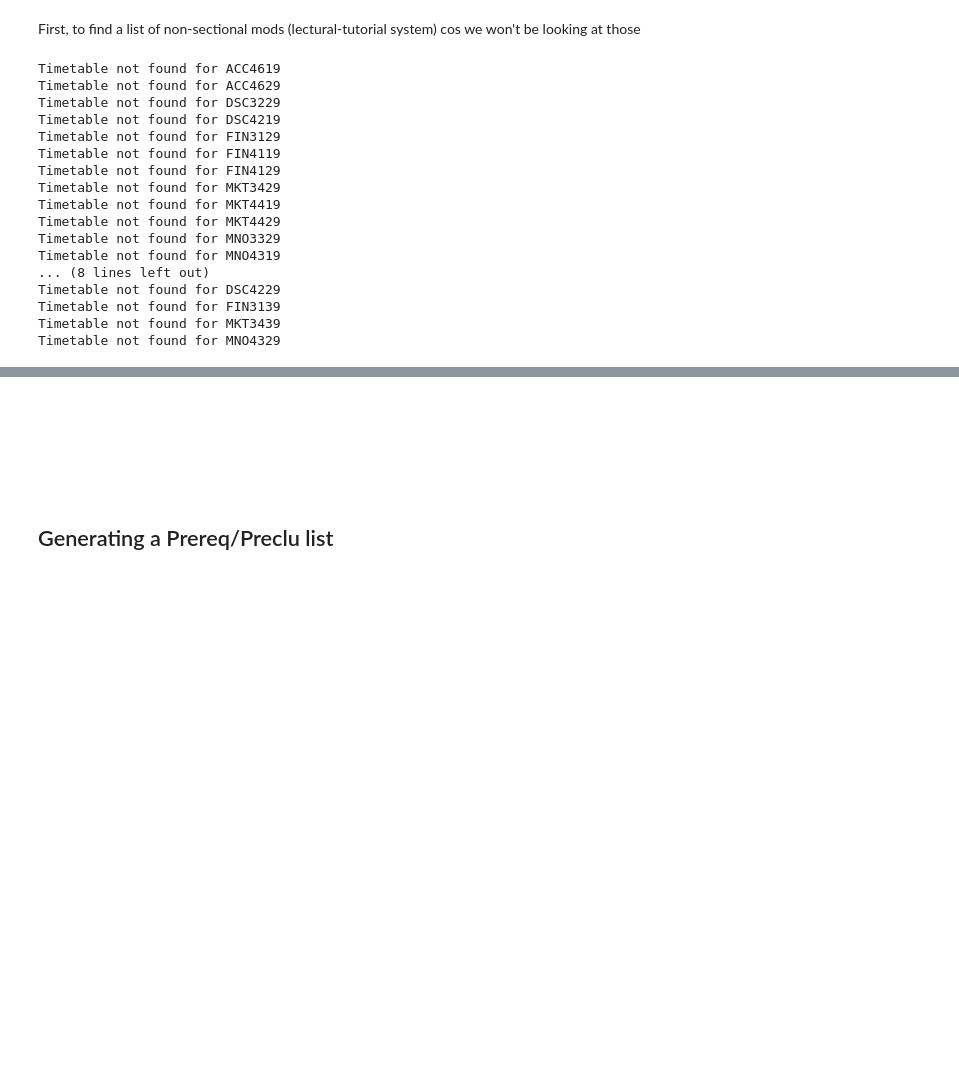
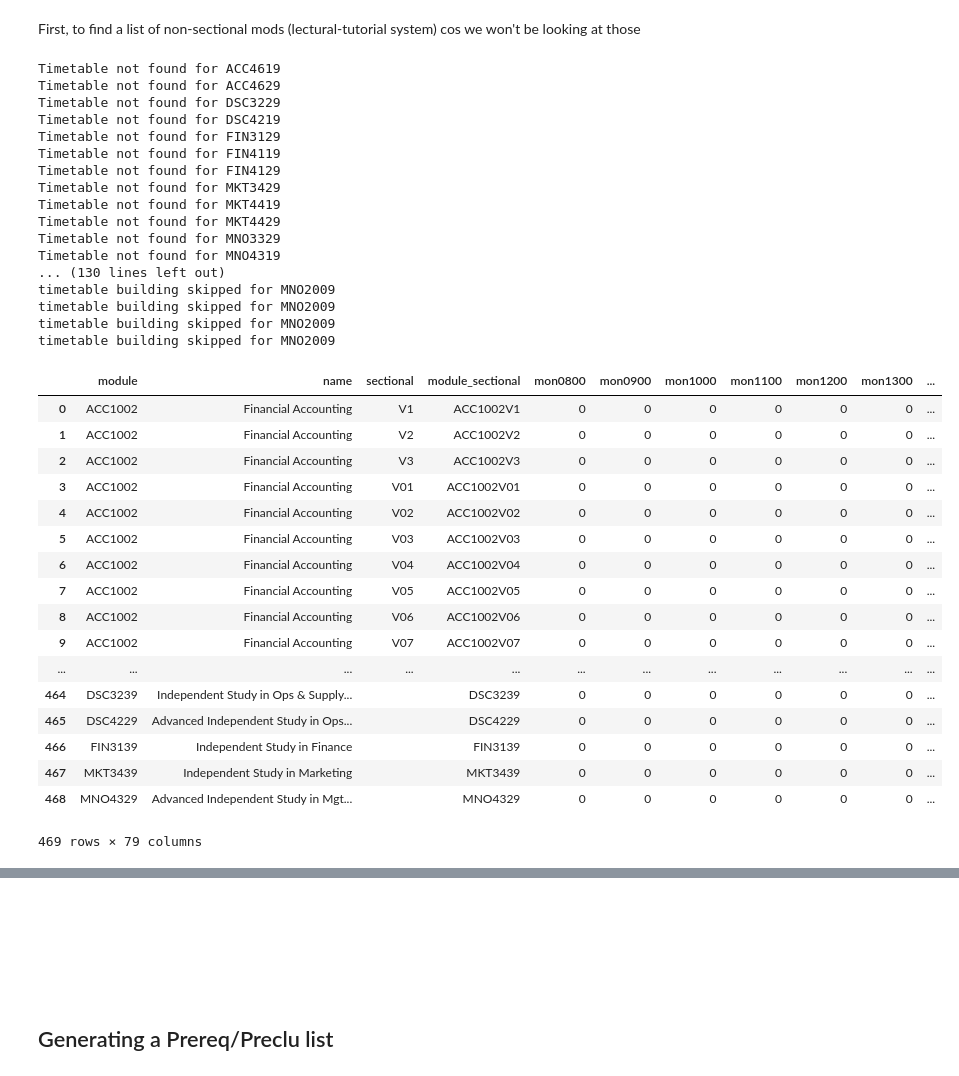
Before and after one commit to ningyuuu/dsc3214, a Jupyter notebook: Scraping.ipynb, the cells around one changed output, grey strips where cells are left out. Drawn from its saved outputs; the diff is of its cells as text; code cells hidden in the pictures; blank space fills up the shorter version.

Commit message:
updated with empty modules

```diff
--- a/Scraping.ipynb
+++ b/Scraping.ipynb
@@ -244,8 +218,6 @@ lect_tut = [
 # %%
 mod_sect_list = []
 for mod in modules_filtered:
-    if mod in lect_tut:
-        continue
     mod_json = get_json(mod)
     mod_sect_list.extend(convert_mod_info_into_lists(mod_json))
 
@@ -263,13 +235,33 @@ Timetable not found for MKT4419
 Timetable not found for MKT4429
 Timetable not found for MNO3329
 Timetable not found for MNO4319
-... (8 lines left out)
-Timetable not found for DSC4229
-Timetable not found for FIN3139
-Timetable not found for MKT3439
-Timetable not found for MNO4329
+... (130 lines left out)
+timetable building skipped for MNO2009
+timetable building skipped for MNO2009
+timetable building skipped for MNO2009
+timetable building skipped for MNO2009
 # %%
 df.to_csv('1718_s1_modsect_timeslots.csv')
+df
+# %% [output]
+|  | module | name | sectional | module_sectional | mon0800 | mon0900 | mon1000 | mon1100 | mon1200 | mon1300 | ... |
+| 0 | ACC1002 | Financial Accounting | V1 | ACC1002V1 | 0 | 0 | 0 | 0 | 0 | 0 | ... |
+| 1 | ACC1002 | Financial Accounting | V2 | ACC1002V2 | 0 | 0 | 0 | 0 | 0 | 0 | ... |
+| 2 | ACC1002 | Financial Accounting | V3 | ACC1002V3 | 0 | 0 | 0 | 0 | 0 | 0 | ... |
+| 3 | ACC1002 | Financial Accounting | V01 | ACC1002V01 | 0 | 0 | 0 | 0 | 0 | 0 | ... |
+| 4 | ACC1002 | Financial Accounting | V02 | ACC1002V02 | 0 | 0 | 0 | 0 | 0 | 0 | ... |
+| 5 | ACC1002 | Financial Accounting | V03 | ACC1002V03 | 0 | 0 | 0 | 0 | 0 | 0 | ... |
+| 6 | ACC1002 | Financial Accounting | V04 | ACC1002V04 | 0 | 0 | 0 | 0 | 0 | 0 | ... |
+| 7 | ACC1002 | Financial Accounting | V05 | ACC1002V05 | 0 | 0 | 0 | 0 | 0 | 0 | ... |
+| 8 | ACC1002 | Financial Accounting | V06 | ACC1002V06 | 0 | 0 | 0 | 0 | 0 | 0 | ... |
+| 9 | ACC1002 | Financial Accounting | V07 | ACC1002V07 | 0 | 0 | 0 | 0 | 0 | 0 | ... |
+| ... | ... | ... | ... | ... | ... | ... | ... | ... | ... | ... | ... |
+| 464 | DSC3239 | Independent Study in Ops & Supply... |  | DSC3239 | 0 | 0 | 0 | 0 | 0 | 0 | ... |
+| 465 | DSC4229 | Advanced Independent Study in Ops... |  | DSC4229 | 0 | 0 | 0 | 0 | 0 | 0 | ... |
+| 466 | FIN3139 | Independent Study in Finance |  | FIN3139 | 0 | 0 | 0 | 0 | 0 | 0 | ... |
+| 467 | MKT3439 | Independent Study in Marketing |  | MKT3439 | 0 | 0 | 0 | 0 | 0 | 0 | ... |
+| 468 | MNO4329 | Advanced Independent Study in Mgt... |  | MNO4329 | 0 | 0 | 0 | 0 | 0 | 0 | ... |
+469 rows × 79 columns
 # %%
 mod_sect_list_2 = []
 for mod in modules_filtered_2:
```
Also changed, not shown: parts of 6 cells of this notebook, 1 other file.
